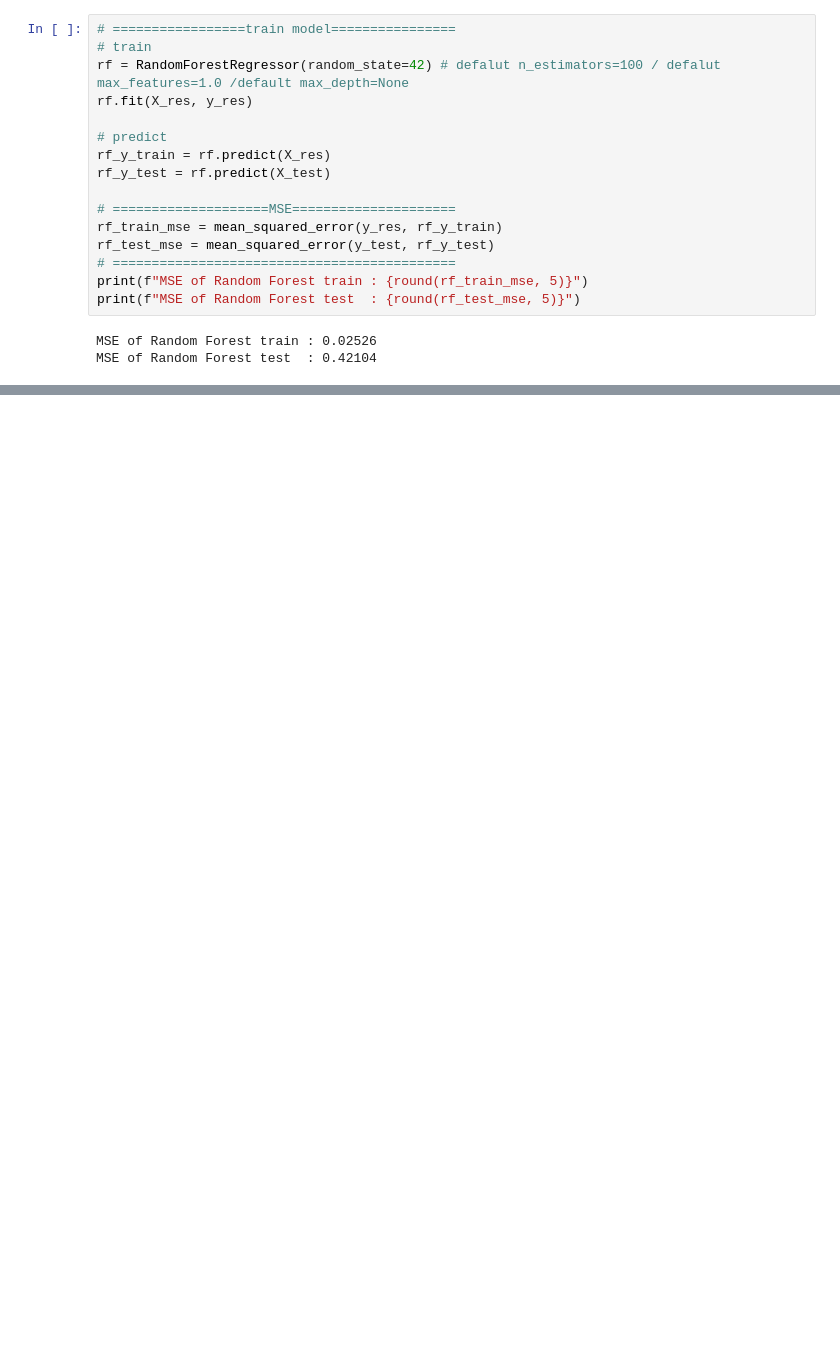
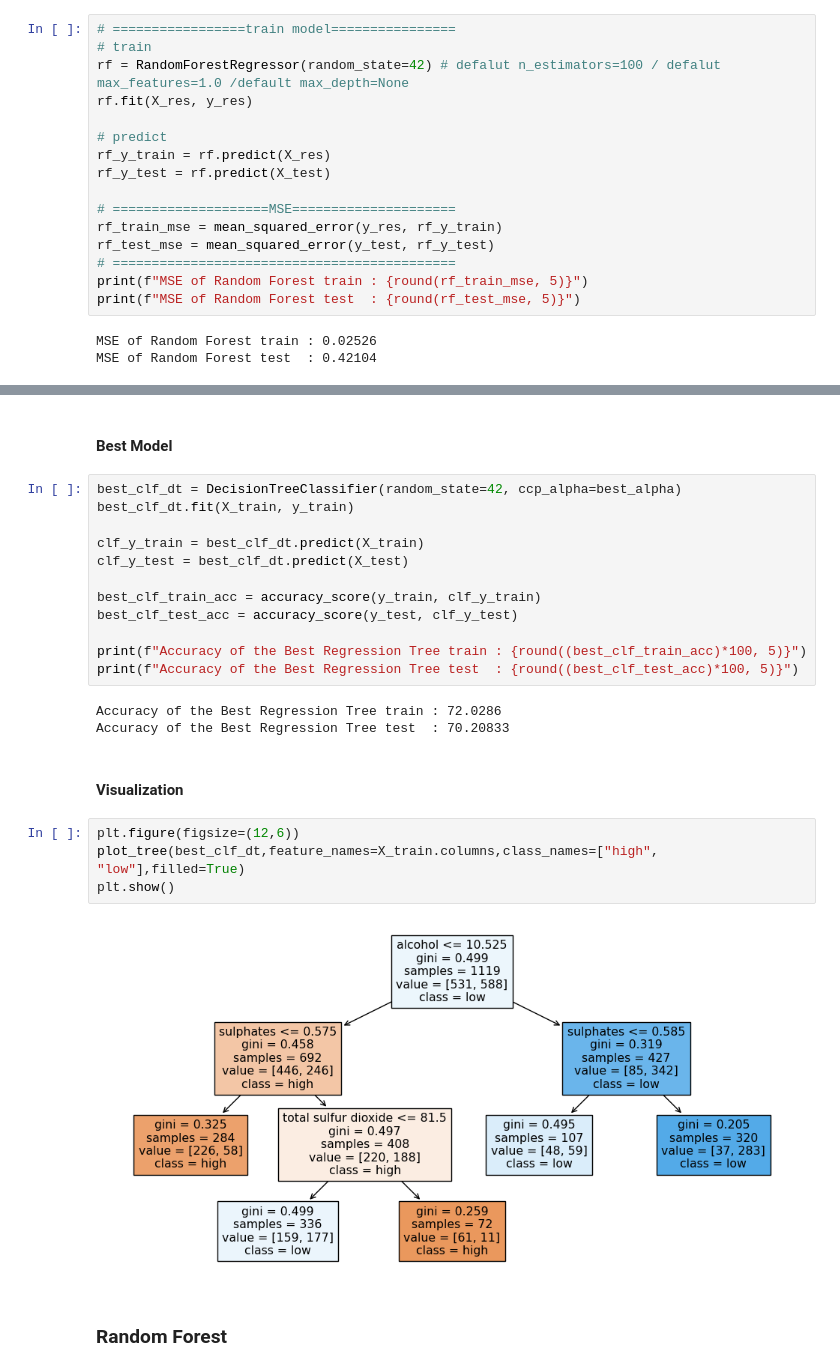
Before and after one commit to YeHoonJang/archive_for_everything, a Jupyter notebook: project_univ/pknu/machine_learning/Assignment_02/assignment_02.ipynb, the cells around one changed output, grey strips where cells are left out. Drawn from its saved outputs; the diff is of its cells as text; blank space fills up the shorter version.

```diff
--- a/project_univ/pknu/machine_learning/Assignment_02/assignment_02.ipynb
+++ b/project_univ/pknu/machine_learning/Assignment_02/assignment_02.ipynb
@@ -635,0 +891,27 @@ print(f"MSE of Kernel SVM test  : {round(kernel_svm_test_mse, 5)}")
+# %% [markdown]
+#### Best Model
+# %%
+best_clf_dt = DecisionTreeClassifier(random_state=42, ccp_alpha=best_alpha)
+best_clf_dt.fit(X_train, y_train)
+
+clf_y_train = best_clf_dt.predict(X_train)
+clf_y_test = best_clf_dt.predict(X_test)
+
+best_clf_train_acc = accuracy_score(y_train, clf_y_train)
+best_clf_test_acc = accuracy_score(y_test, clf_y_test)
+
+print(f"Accuracy of the Best Regression Tree train : {round((best_clf_train_acc)*100, 5)}")
+print(f"Accuracy of the Best Regression Tree test  : {round((best_clf_test_acc)*100, 5)}")
+# %% [output]
+Accuracy of the Best Regression Tree train : 72.0286
+Accuracy of the Best Regression Tree test  : 70.20833
+# %% [markdown]
+#### Visualization
+# %%
+plt.figure(figsize=(12,6))
+plot_tree(best_clf_dt,feature_names=X_train.columns,class_names=["high", "low"],filled=True)
+plt.show()
+# %% [output]
+[figure, added]
+# %% [markdown]
+### Random Forest
```
Also changed, not shown: parts of 93 cells of this notebook.
